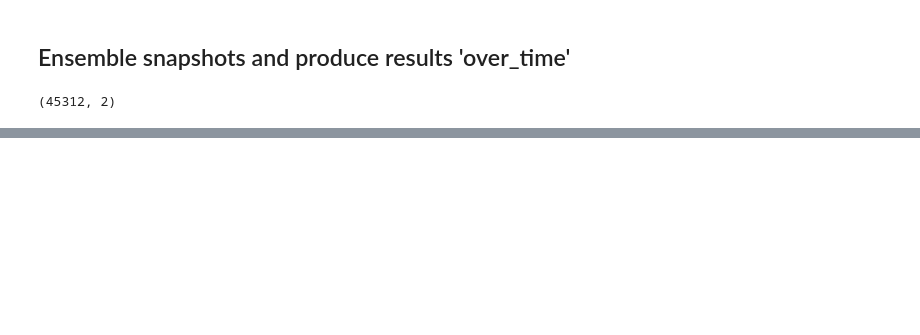
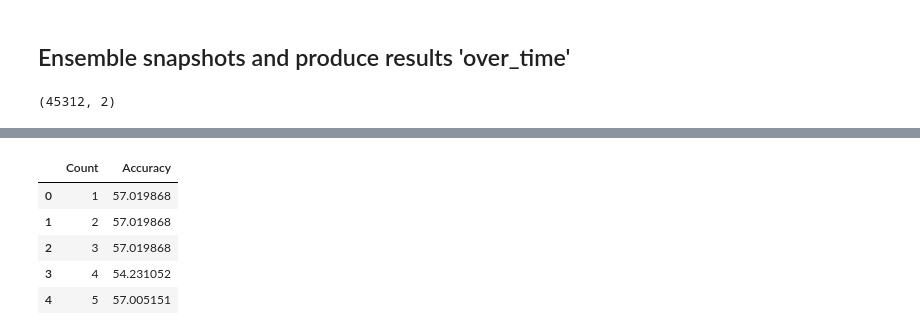
Before and after one commit to jobvink/SnapshotEnsembles, a Jupyter notebook: analytics/electricity/experiment-02.ipynb, the cells around one changed output, grey strips where cells are left out. Cells and saved outputs as stored; diff of their text form; code cells hidden in the pictures; blank space fills up the shorter version.

```diff
--- a/analytics/electricity/experiment-02.ipynb
+++ b/analytics/electricity/experiment-02.ipynb
@@ -187,0 +194,10 @@ Iteration 1: Error :  43.03293788224891
+# %%
+df = pd.DataFrame(results, columns=['Count', 'Accuracy'])
+df.head()
+# %% [output]
+|  | Count | Accuracy |
+| 0 | 1 | 57.019868 |
+| 1 | 2 | 57.019868 |
+| 2 | 3 | 57.019868 |
+| 3 | 4 | 54.231052 |
+| 4 | 5 | 57.005151 |
```
Also changed, not shown: parts of 5 cells of this notebook, 22 other files.
